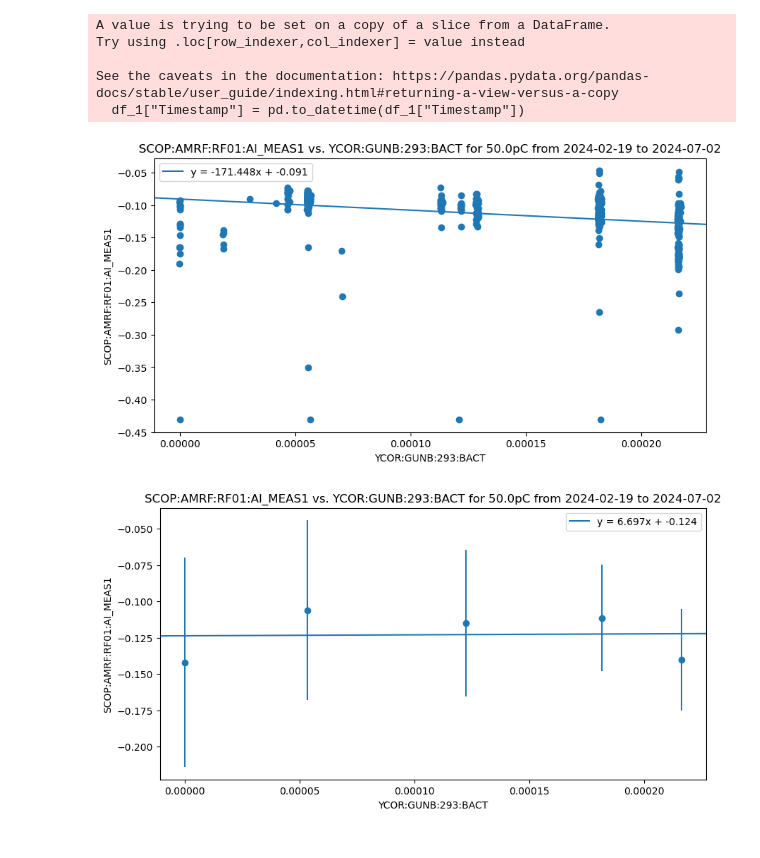
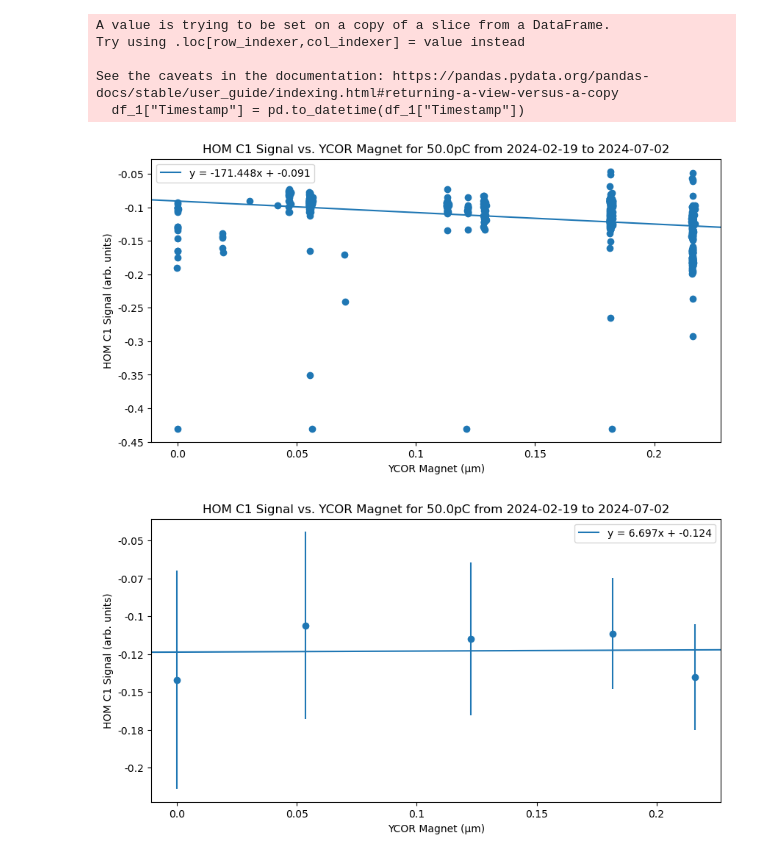
Before and after one commit to jpgtordilla/hombom24, a Jupyter notebook: archive-analysis/lcls-tools-plots/charge_separated_plots/production_dev_epics_archiver_filter.ipynb, the cells around one changed output. Saved outputs shown, nothing was run; the diff lists cells and outputs as text; code cells hidden in the pictures.

Commit message:
created all parameters for charge correlations dev

```diff
--- a/archive-analysis/lcls-tools-plots/charge_separated_plots/production_dev_epics_archiver_filter.ipynb
+++ b/archive-analysis/lcls-tools-plots/charge_separated_plots/production_dev_epics_archiver_filter.ipynb
@@ -125,9 +123,11 @@ def plot_correlation(df: pd.DataFrame,
                      plot_error_bars: bool,
                      low_vary_column: str,
                      error_tolerance: float,
+                     x_label: str,
+                     y_label: str,
                      y_vary=True,
-                     x_num_rounded_digits: int = 4,
-                     y_num_rounded_digits: int = 4,
+                     x_num_rounded_digits: int = 5,
+                     y_num_rounded_digits: int = 5,
                      x_units: str = "",
                      y_units: str = "",
                      x_change_decimal_point: int = 0,
@@ -153,6 +153,9 @@ def plot_correlation(df: pd.DataFrame,
     :param y_vary: Boolean indicating if the y_column is varying or not.
 
     Axis label customization:
+
+    :param x_label: String representation of the x-axis label.
+    :param y_label: String representation of the y-axis label.
 
     :param x_num_rounded_digits: Optional, Number of digits to round off the x-axis values.
     :param y_num_rounded_digits: Optional, Number of digits to round off the y-axis values.
@@ -200,9 +203,32 @@ def plot_correlation(df: pd.DataFrame,
     # set labels
     start_date = str(df_charge_filtered["Timestamp"].to_list()[0])[:10]
     end_date = str(df_charge_filtered["Timestamp"].to_list()[-1])[:10]
-    ax.set_title(f"{pv_y} vs. {pv_x} for {charge_val}pC from {start_date} to {end_date}")
-    ax.set_xlabel(pv_x)
-    ax.set_ylabel(pv_y)
+    ax.set_title(f"{y_label} vs. {x_label} for {charge_val}pC from {start_date} to {end_date}")
+    ax.set_xlabel(f"{x_label} {x_units}")
+    ax.set_ylabel(f"{y_label} {y_units}")
+    # set ticks
+    x_digit_round_string = f"{{x:,.{x_num_rounded_digits}f}}"
+    y_digit_round_string = f"{{x:,.{y_num_rounded_digits}f}}"
+    ax.xaxis.set_major_formatter(StrMethodFormatter(x_digit_round_string))
+    ax.yaxis.set_major_formatter(StrMethodFormatter(y_digit_round_string))
+    # change values of x-axis or y-axis ticks to a different order of magnitude
+    x_tick_locs = list(ax.get_xticks())
+    y_tick_locs = list(ax.get_yticks())
+    # raise or lower to the given power
+    x_tick_labels = [round(x*(10**x_change_decimal_point), x_num_rounded_digits) for x in x_tick_locs]
+    # raise or lower to the given power
+    y_tick_labels = [round(y*(10**y_change_decimal_point), y_num_rounded_digits) for y in y_tick_locs]
+    ax.xaxis.set_major_locator(ticker.FixedLocator(x_tick_locs))
+    ax.xaxis.set_major_formatter(ticker.FixedFormatter(x_tick_labels))
+    ax.yaxis.set_major_locator(ticker.FixedLocator(y_tick_locs))
+    ax.yaxis.set_major_formatter(ticker.FixedFormatter(y_tick_labels))
+    """
+    positions = [0, 1, 2, 3, 4, 5]
+    labels = ['A', 'B', 'C', 'D', 'E', 'F']
+    axs2[4].xaxis.set_major_locator(ticker.FixedLocator(positions))
+    axs2[4].xaxis.set_major_formatter(ticker.FixedFormatter(labels))
+    """
+
     ax.legend()
     plt.show()
 # %% [markdown]
@@ -234,13 +260,13 @@ See the caveats in the documentation: https://pandas.pydata.org/pandas-docs/stab
 
 plot_correlation(df_correl, pv_y="SCOP:AMRF:RF01:AI_MEAS1", pv_x="YCOR:GUNB:293:BACT", pv_charge="TORO:GUNB:360:CHRG",
                  charge_val=50.0, charge_tolerance=0.5, plot_error_bars=False, low_vary_column="YCOR:GUNB:293:BACT",
-                 error_tolerance=0.000015, y_vary=True)
+                 error_tolerance=0.000015, x_label="YCOR Magnet", y_label="HOM C1 Signal", y_vary=True, x_num_rounded_digits=5, y_num_rounded_digits=2, x_units="(μm)", y_units="(arb. units)", x_change_decimal_point=3)
 # %% [output]
-[figure, old version]
+[figure, new version]
 # %%
 # TODO: plot line of best fit through the means, or all the data points?
 plot_correlation(df_correl, pv_y="SCOP:AMRF:RF01:AI_MEAS1", pv_x="YCOR:GUNB:293:BACT", pv_charge="TORO:GUNB:360:CHRG",
                  charge_val=50.0, charge_tolerance=0.5, plot_error_bars=True, low_vary_column="YCOR:GUNB:293:BACT",
-                 error_tolerance=0.000015, y_vary=True)
+                 error_tolerance=0.000015, x_label="YCOR Magnet", y_label="HOM C1 Signal", y_vary=True, x_num_rounded_digits=5, y_num_rounded_digits=2, x_units="(μm)", y_units="(arb. units)", x_change_decimal_point=3)
 # %% [output]
-[figure, old version]
+[figure, new version]
```
Also changed, not shown: parts of 2 cells of this notebook.
